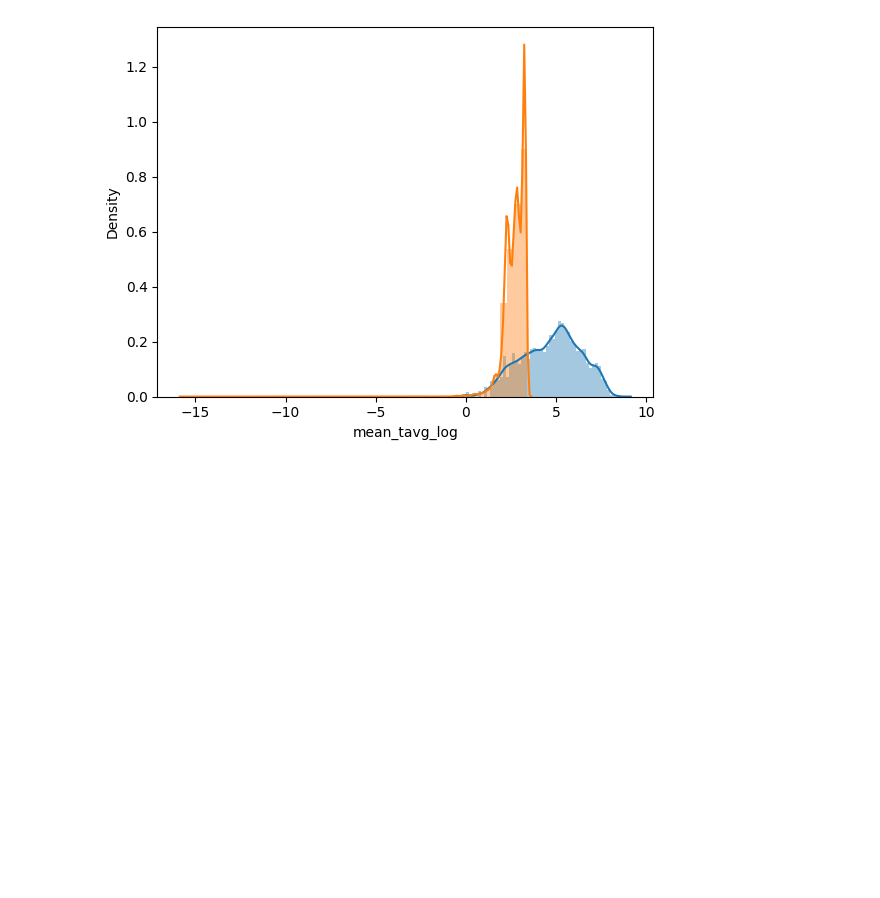
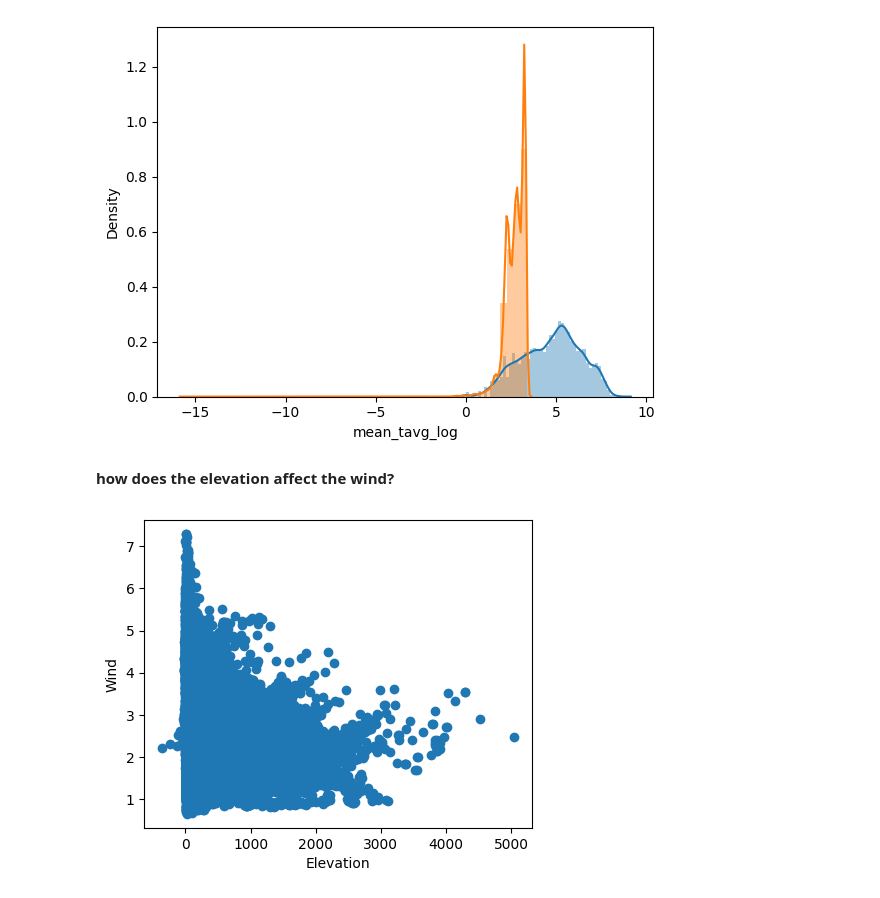
Before and after one commit to purvadanait/mini-projects, a Jupyter notebook: EDA_on_Climate_Data.ipynb, the cells around one changed output. Cells and saved outputs as stored; diff of their text form; code cells hidden in the pictures; blank space fills up the shorter version.

```diff
--- a/EDA_on_Climate_Data.ipynb
+++ b/EDA_on_Climate_Data.ipynb
@@ -147,3 +147,15 @@ dtypes: float64(11), int64(1), object(1)
 memory usage: 2.8+ MB
 <function matplotlib.pyplot.show(close=None, block=None)>
 [figure]
+# %% [markdown]
+ **how does the elevation affect the wind?**
+# %%
+plt.figure(figsize=(5,4))
+x = data['elevation']
+y = data['mean_wind']
+plt.scatter(x, y)
+plt.xlabel('Elevation')
+plt.ylabel('Wind')
+plt.show()
+# %% [output]
+[figure, added]
```
Also changed, not shown: parts of 2 cells of this notebook.
